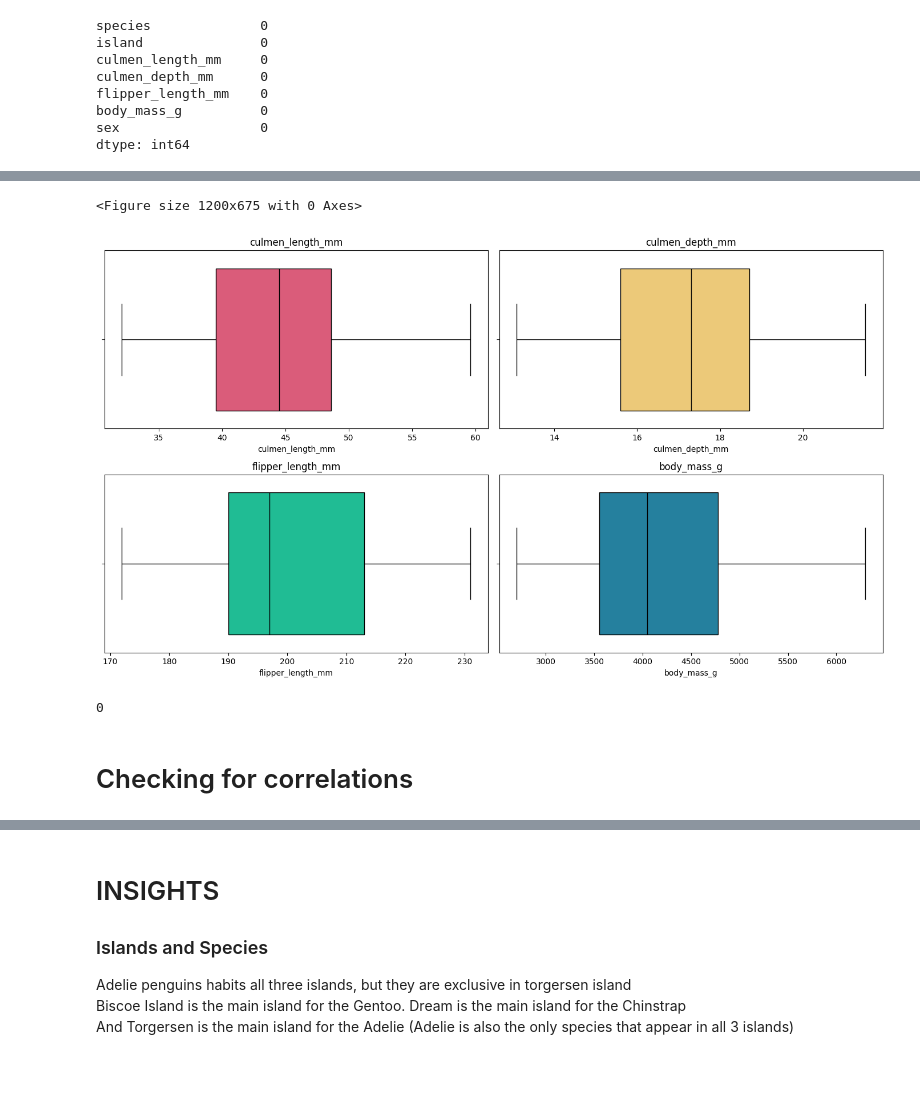
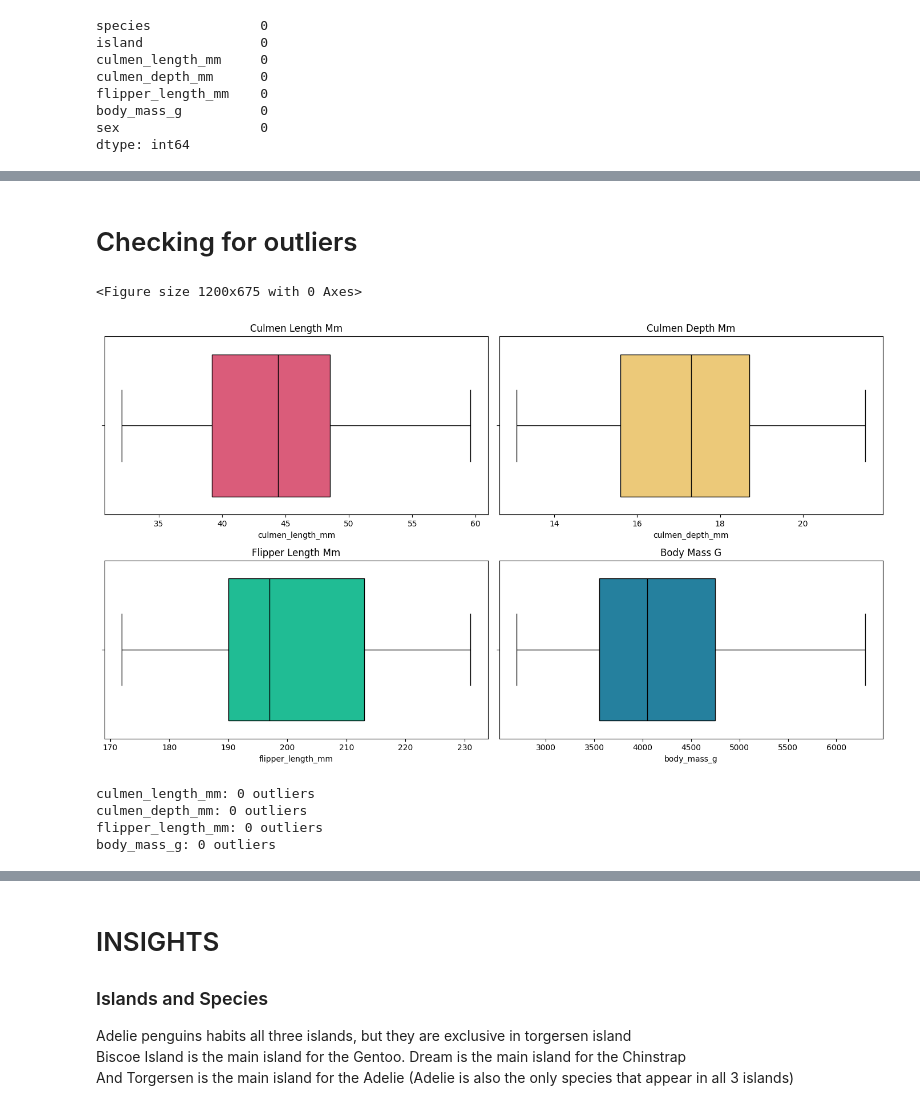
Before and after one commit to Leow14/Penguin-DF, a Jupyter notebook: notebook.ipynb, the cells around one changed output, grey strips where cells are left out. Drawn from its saved outputs; the diff is of its cells as text; code cells hidden in the pictures; blank space fills up the shorter version.

```diff
--- a/notebook.ipynb
+++ b/notebook.ipynb
@@ -78,6 +167,12 @@ df[df["culmen_depth_mm"].isna()].head(5)
 # %%
-df.dropna(inplace=True)
-df.isna().sum()
+# Creating a new dataframe with "cleaner" values
+
+clean_df = df.dropna().copy()
+
+# Removing the other line with inconsistent information
+clean_df = df.drop(df[df['sex'] == '.'].index, inplace=True)
+
+clean_df.isna().sum()
 # %% [output]
 species              0
 island               0
@@ -94,7 +184,0 @@ df[df['sex'].isna()]
-# %%
-print(df[~df["sex"].isin(["FEMALE", "MALE"])])
-
-# There is one value of "." to the sex column.
-# It also need to be removed
-
-df.drop(df[df['sex'] == '.'].index, inplace=True)
@@ -216,0 +215,13 @@ Name: count, dtype: int64
+# %%
+# Categorical and numerical summary by island
+
+for island, island_df in df.groupby("island"):
+    print(f"\nIsland: {island}")
+    print("=" * 50)
+
+    print("\nCategorical variables:")
+    for col in categorical_col:
+        print(f"\n{island_df[col].value_counts()}")
+
+    print("\nNumerical summary:")
+    display(island_df[numerical_col].describe().round(2))
@@ -293,37 +443,42 @@ plt.show()
+# %% [markdown]
+# Checking for outliers
 # %%
 # Searching for numeric outliers:
 # culmen_length_mm	culmen_depth_mm	flipper_length_mm	body_mass_g
 plt.figure(figsize=(8, 4.5), dpi=150)
 
 n_cols = len(numerical_col)
 n_rows = (n_cols + 1) // 2
 
 fig, axes = plt.subplots(n_rows, 2, figsize=(14, 4 * n_rows))
 axes = axes.flatten()
 
 for i, col in enumerate(numerical_col):
     sns.boxplot(x=df[col].dropna(), ax=axes[i], color=palette[i], linecolor="#000000")
-    axes[i].set_title(col)
+    axes[i].set_title(col.replace("_", " ").title())
 
 for j in range(n_cols, len(axes)):
     axes[j].axis("off")
 
 plt.tight_layout()
 plt.show()
 # %% [output]
 <Figure size 1200x675 with 0 Axes>
-[figure, old version]
+[figure, new version]
 # %%
-Q1 = df[col].quantile(0.25)
-Q3 = df[col].quantile(0.75)
-IQR = Q3 - Q1
+for col in numerical_col:
+    Q1 = df[col].quantile(0.25)
+    Q3 = df[col].quantile(0.75)
+    IQR = Q3 - Q1
 
-lower = Q1 - 1.5 * IQR
-upper = Q3 + 1.5 * IQR
+    lower = Q1 - 1.5 * IQR
+    upper = Q3 + 1.5 * IQR
 
-outliers = df[(df[col] < lower) | (df[col] > upper)]
-print(len(outliers))
+    outliers = df[(df[col] < lower) | (df[col] > upper)]
+
+    print(f"{col}: {len(outliers)} outliers")
 # %% [output]
-0
+culmen_length_mm: 0 outliers
+culmen_depth_mm: 0 outliers
+flipper_length_mm: 0 outliers
+body_mass_g: 0 outliers
-# %% [markdown]
-# Checking for correlations
```
Also changed, not shown: parts of 38 cells of this notebook.
